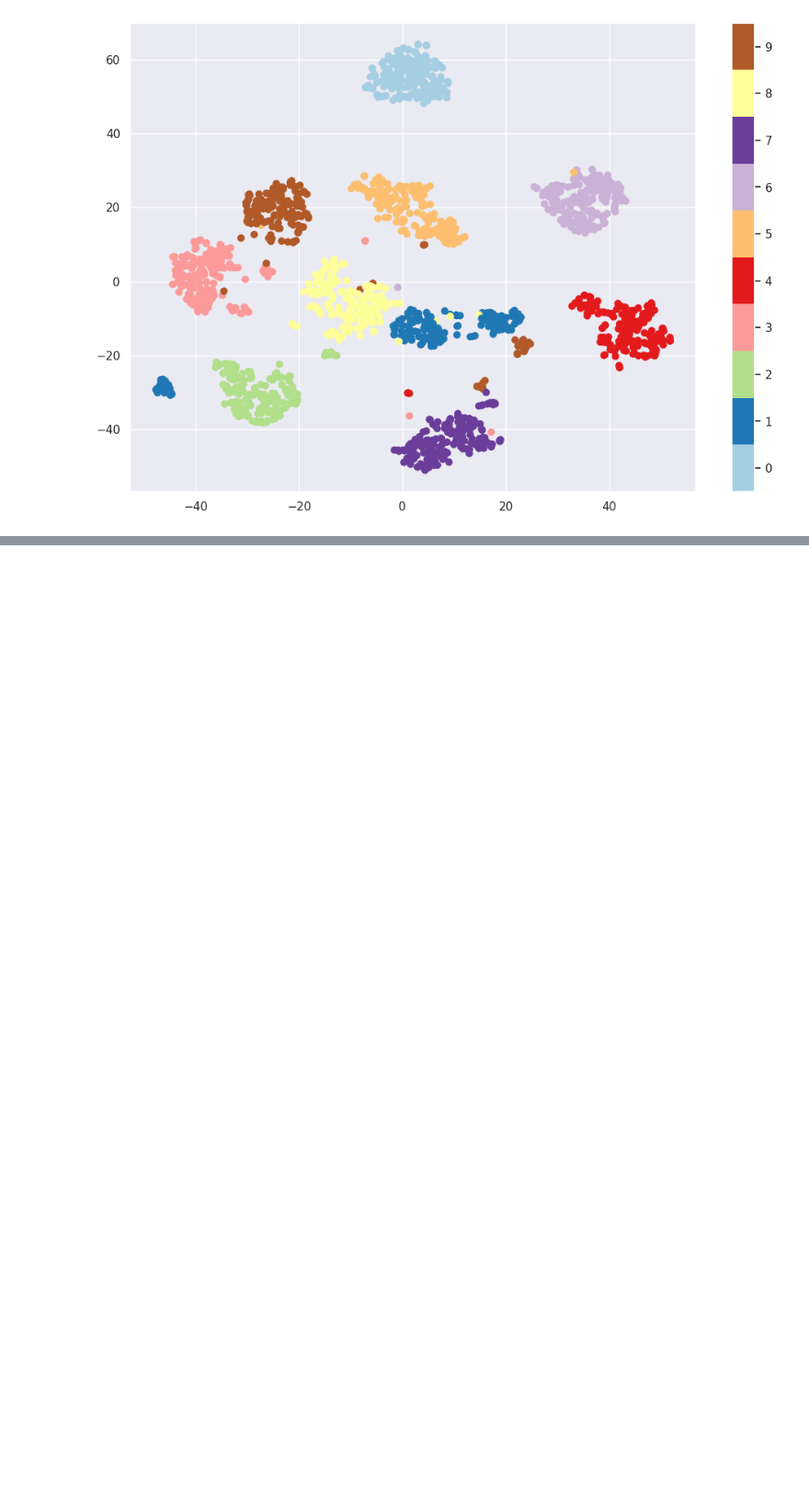
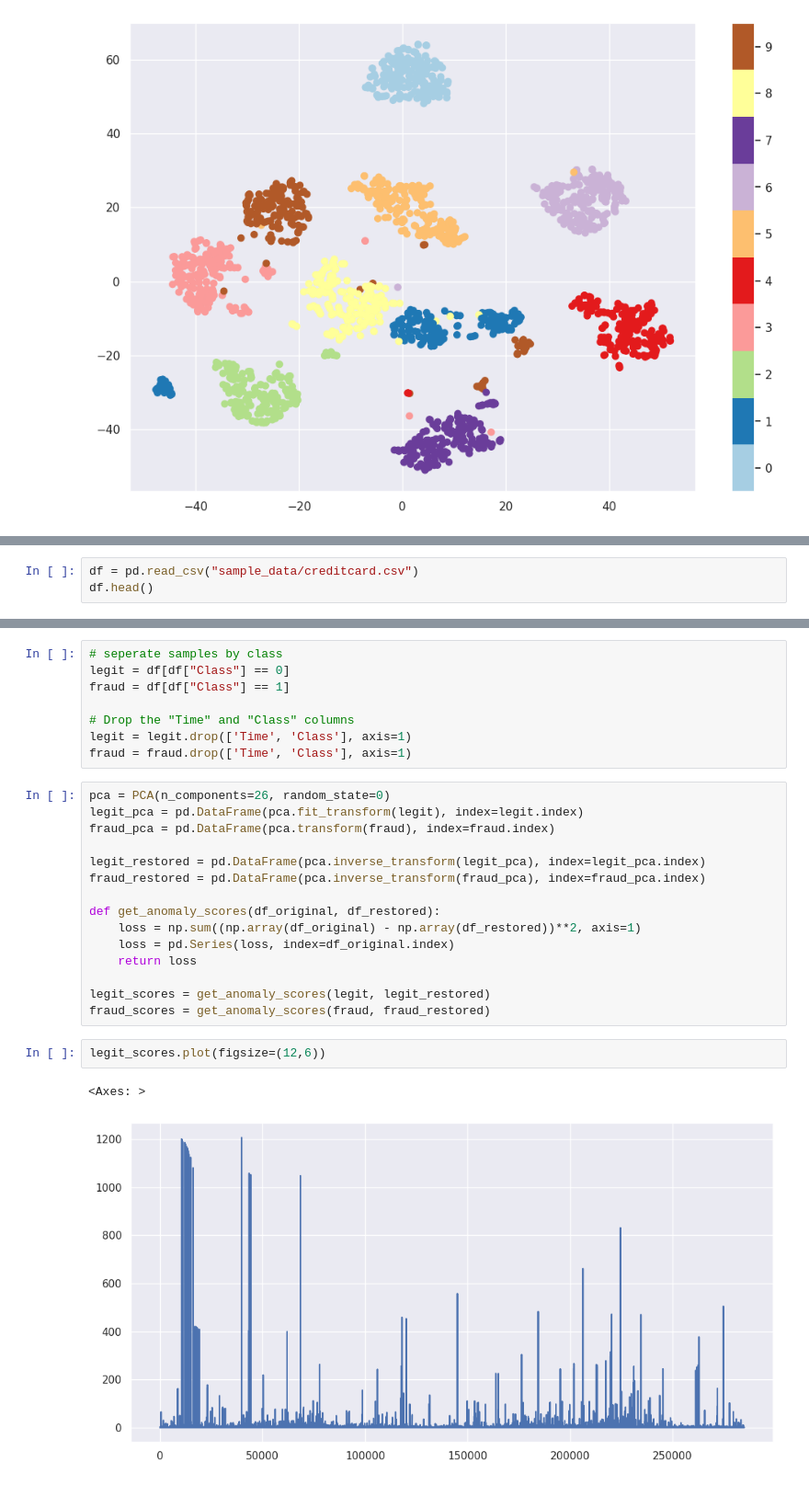
Before and after one commit to pbwauyo/learn-ml, a Jupyter notebook: 8 - pca.ipynb, the cells around one changed output, grey strips where cells are left out. Shown at 92% size. Cells and saved outputs as stored; diff of their text form; blank space fills up the shorter version.

Commit message:
added anomaly detection with PCA

```diff
--- a/8 - pca.ipynb
+++ b/8 - pca.ipynb
@@ -165,0 +170,3 @@ plt.clim(-0.5, 9.5)
+# %%
+df = pd.read_csv("sample_data/creditcard.csv")
+df.head()
@@ -165,0 +181,28 @@ plt.clim(-0.5, 9.5)
+# %%
+# seperate samples by class
+legit = df[df["Class"] == 0]
+fraud = df[df["Class"] == 1]
+
+# Drop the "Time" and "Class" columns
+legit = legit.drop(['Time', 'Class'], axis=1)
+fraud = fraud.drop(['Time', 'Class'], axis=1)
+# %%
+pca = PCA(n_components=26, random_state=0)
+legit_pca = pd.DataFrame(pca.fit_transform(legit), index=legit.index)
+fraud_pca = pd.DataFrame(pca.transform(fraud), index=fraud.index)
+
+legit_restored = pd.DataFrame(pca.inverse_transform(legit_pca), index=legit_pca.index)
+fraud_restored = pd.DataFrame(pca.inverse_transform(fraud_pca), index=fraud_pca.index)
+
+def get_anomaly_scores(df_original, df_restored):
+    loss = np.sum((np.array(df_original) - np.array(df_restored))**2, axis=1)
+    loss = pd.Series(loss, index=df_original.index)
+    return loss
+
+legit_scores = get_anomaly_scores(legit, legit_restored)
+fraud_scores = get_anomaly_scores(fraud, fraud_restored)
+# %%
+legit_scores.plot(figsize=(12,6))
+# %% [output]
+<Axes: >
+[figure, added]
```
Also changed, not shown: parts of 18 cells of this notebook.
